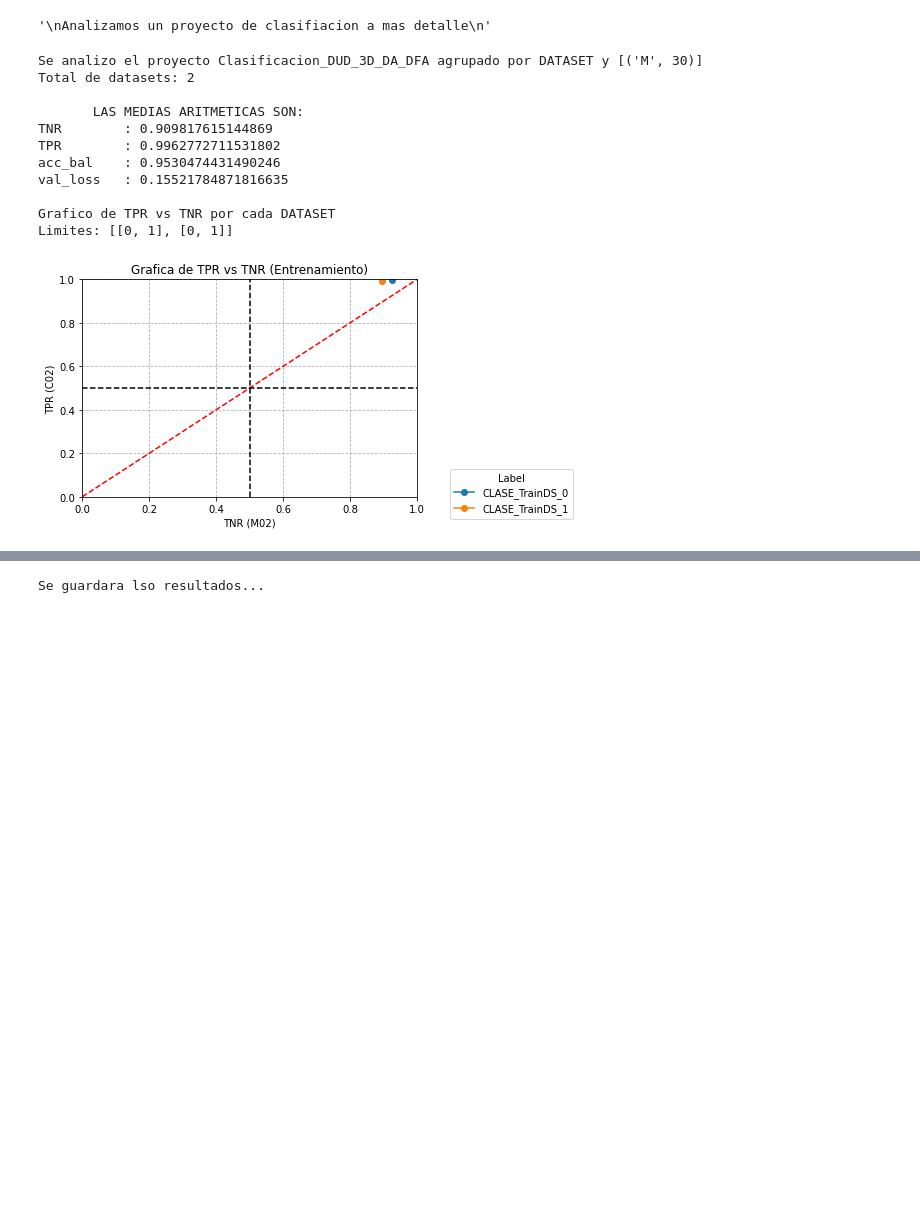
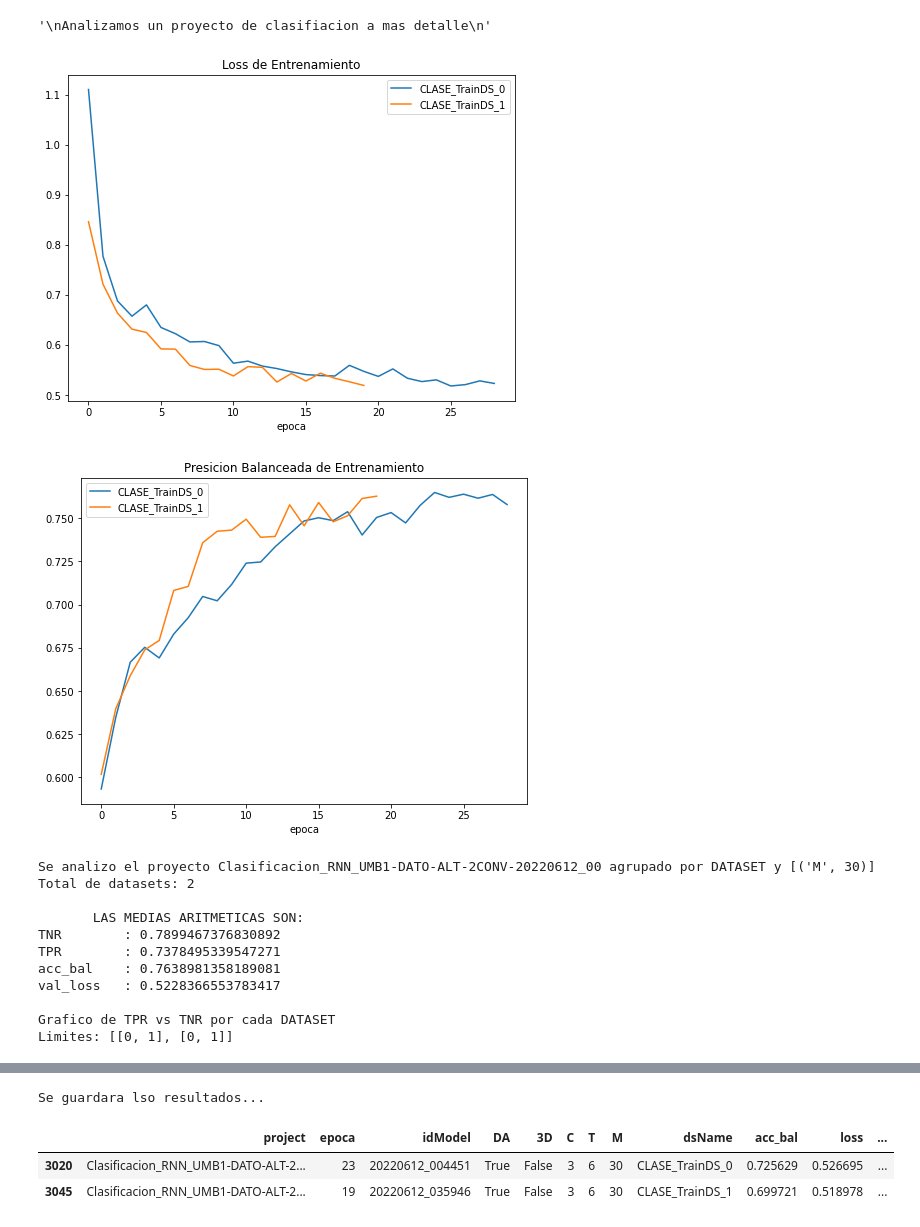
Before and after one commit to ShounenGakusei/Tesis2-DiegoParedes, a Jupyter notebook: Codigo/04-AnalisisResultados/01-generarReportes.ipynb, the cells around one changed output, grey strips where cells are left out. Drawn from its saved outputs; the diff is of its cells as text; code cells hidden in the pictures; blank space fills up the shorter version.

```diff
--- a/Codigo/04-AnalisisResultados/01-generarReportes.ipynb
+++ b/Codigo/04-AnalisisResultados/01-generarReportes.ipynb
@@ -578,22 +622,27 @@ Analizamos un proyecto de clasifiacion a mas detalle
 # %% [output]
 '\nAnalizamos un proyecto de clasifiacion a mas detalle\n'
 # %%
-project= 'Clasificacion_DUD_3D_DA_DFA'
+#project= 'Clasificacion_RNN_DA20CDM-20220606_16'
+project= 'Clasificacion_RNN_UMB1-DATO-ALT-2CONV-20220612_00'
+groups = [('M',30)]
+
+
 limits = [[0,1],[0,1]]
 # %%
 limits = [[0,1],[0,1]]
-resultadoClas = analizarProject(path_base,project, group_by = [('M',30)], limits=limits, train=True, legendName = [True,'dsName'])
-#resultadoClas
+resultadoClas = analizarProject(path_base,project, group_by = groups, limits=limits, train=True, legendName = [True,'dsName'])
+resultadoClas
 # %% [output]
+[figure, new version]
+[figure, added]
-Se analizo el proyecto Clasificacion_DUD_3D_DA_DFA agrupado por DATASET y [('M', 30)]
+Se analizo el proyecto Clasificacion_RNN_UMB1-DATO-ALT-2CONV-20220612_00 agrupado por DATASET y [('M', 30)]
 Total de datasets: 2
 
        LAS MEDIAS ARITMETICAS SON:
-TNR        : 0.909817615144869
-TPR        : 0.9962772711531802
-acc_bal    : 0.9530474431490246
-val_loss   : 0.15521784871816635
+TNR        : 0.7899467376830892
+TPR        : 0.7378495339547271
+acc_bal    : 0.7638981358189081
+val_loss   : 0.5228366553783417
 
 Grafico de TPR vs TNR por cada DATASET
 Limites: [[0, 1], [0, 1]]
-[figure, old version]
@@ -600,2 +650,5 @@ Limites: [[0, 1], [0, 1]]
 Se guardara lso resultados...
+|  | project | epoca | idModel | DA | 3D | C | T | M | dsName | acc_bal | loss | ... |
+| 3020 | Clasificacion_RNN_UMB1-DATO-ALT-2... | 23 | 20220612_004451 | True | False | 3 | 6 | 30 | CLASE_TrainDS_0 | 0.725629 | 0.526695 | ... |
+| 3045 | Clasificacion_RNN_UMB1-DATO-ALT-2... | 19 | 20220612_035946 | True | False | 3 | 6 | 30 | CLASE_TrainDS_1 | 0.699721 | 0.518978 | ... |
 # %%
```
Also changed, not shown: parts of 9 cells of this notebook, 36 other files.
